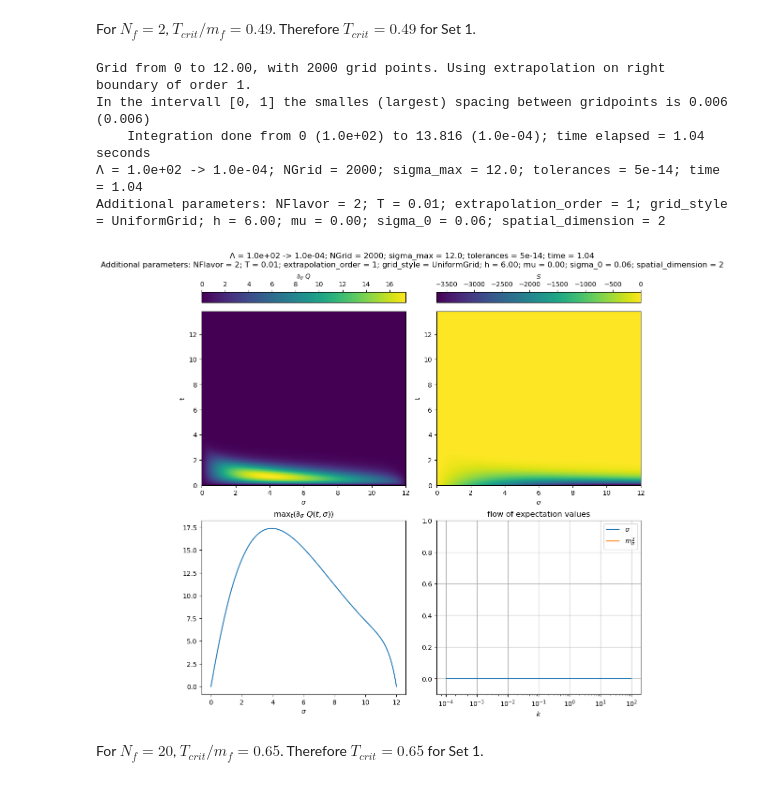
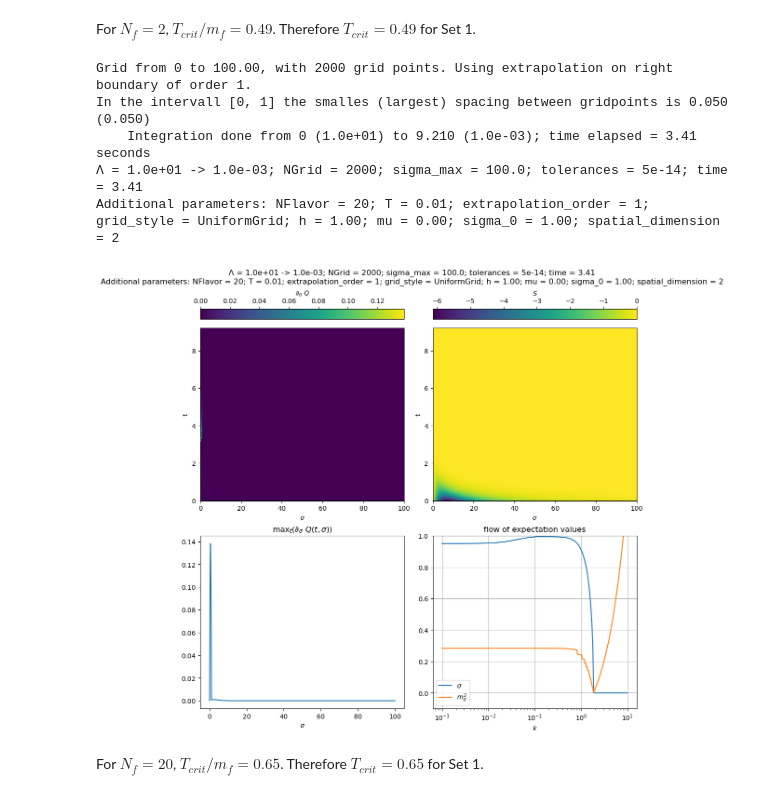
Before and after one commit to keiwanjamaly/sim, a Jupyter notebook: boundary_comparison.ipynb, the cells around one changed output. Saved outputs shown, nothing was run; the diff lists cells and outputs as text; code cells hidden in the pictures.

Commit message:
just a quick save bevore doing large changes

```diff
--- a/boundary_comparison.ipynb
+++ b/boundary_comparison.ipynb
@@ -102,9 +102,9 @@ path = './boundary_tests'
 For $N_f=2$, $T_{crit}/m_f = 0.49$. Therefore $T_{crit} = 0.49$ for Set 1.
 # %%
 spatial_dimension = 2
-Lambda = 100
-kir = 1e-4
-n_flavor = 2
+Lambda = 10
+kir = 1e-3
+n_flavor = 20
 # n_flavor = np.Inf
 mu = 0.0
 T = 0.01
@@ -112,42 +112,43 @@ tolerance = 5e-14
 
 # configure spatial domain
 n_grid = 2000
-sigma_max = 12
+sigma_max = 100
 extrapolation_oder = 1
 grid = Grid.UniformGrid(sigma_max, n_grid, extrapolation_oder)
 
-args = int_fun.generate_args(spatial_dimension, Lambda, mu, T, n_flavor, 6.0, 0.056)
+# args = int_fun.generate_args(spatial_dimension, Lambda, mu, T, n_flavor, 18.0, 0.056)
+args = int_fun.generate_args(spatial_dimension, Lambda, mu, T, n_flavor, 1.0, 1.0)
 
 filename = int_fun.generate_filename(
     mu, T, sigma_max, n_grid, kir, tolerance, *args)
 
 storage_dict = int_fun.storage_dictionary(*args)
 
 flow = Flow.Flow(Lambda, kir, grid, filename=filename, initial_condition=int_fun.initial_condition, Q=int_fun.Q, S=int_fun.S,
             args=args, save_flow_flag=True, console_logging=True, number_of_observables=500, tolerance=tolerance, file_attributes=storage_dict)
 
 print(flow)
 
 flow.compute()
 flow.get_observables_for_all_positions()
 location = flow.save(path)
 
 with dataClass.FlowData(location) as f:
     fig, ((diffPlot, sourcePlot), (maxDiff, flowObservables)) = plt.subplots(2,2, constrained_layout=True ,figsize=(10,10))
     print(f)
     f.enter_plot_title(fig)
     f.plot_Q(diffPlot)
     f.plot_Q(sourcePlot, part="S")
     f.plot_sigma_and_msquare_flow(flowObservables)
     f.plot_max_Q_of_x(maxDiff)
     plt.show()
 # %% [output]
-Grid from 0 to 12.00, with 2000 grid points. Using extrapolation on right boundary of order 1.
-In the intervall [0, 1] the smalles (largest) spacing between gridpoints is 0.006 (0.006)
-    Integration done from 0 (1.0e+02) to 13.816 (1.0e-04); time elapsed = 1.04 seconds
-Λ = 1.0e+02 -> 1.0e-04; NGrid = 2000; sigma_max = 12.0; tolerances = 5e-14; time = 1.04
-Additional parameters: NFlavor = 2; T = 0.01; extrapolation_order = 1; grid_style = UniformGrid; h = 6.00; mu = 0.00; sigma_0 = 0.06; spatial_dimension = 2
+Grid from 0 to 100.00, with 2000 grid points. Using extrapolation on right boundary of order 1.
+In the intervall [0, 1] the smalles (largest) spacing between gridpoints is 0.050 (0.050)
+    Integration done from 0 (1.0e+01) to 9.210 (1.0e-03); time elapsed = 3.41 seconds
+Λ = 1.0e+01 -> 1.0e-03; NGrid = 2000; sigma_max = 100.0; tolerances = 5e-14; time = 3.41
+Additional parameters: NFlavor = 20; T = 0.01; extrapolation_order = 1; grid_style = UniformGrid; h = 1.00; mu = 0.00; sigma_0 = 1.00; spatial_dimension = 2
-[figure, old version]
+[figure, new version]
 # %% [markdown]
 For $N_f=20$, $T_{crit}/m_f = 0.65$. Therefore $T_{crit} = 0.65$ for Set 1.
 # %%
```
Also changed, not shown: parts of 2 cells of this notebook, 24 other files.
